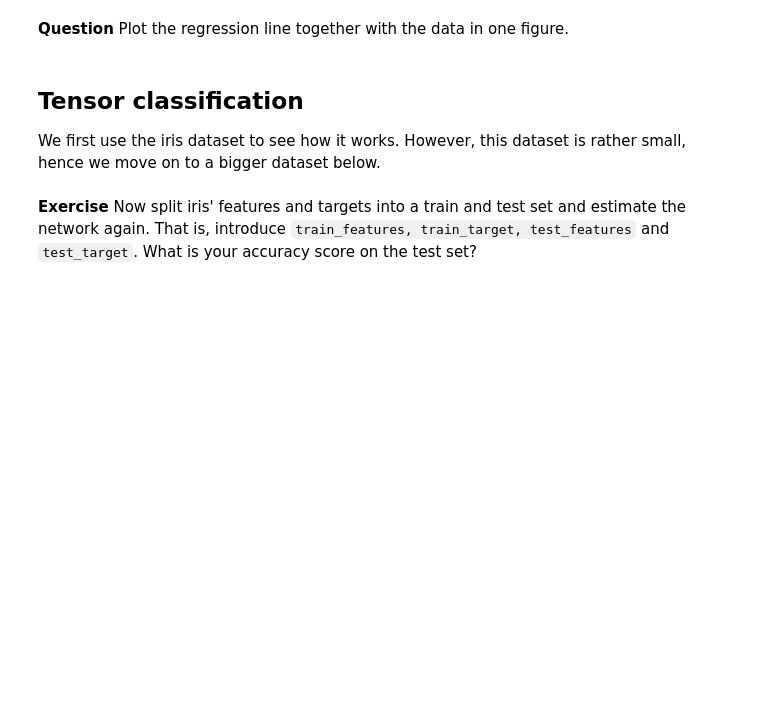
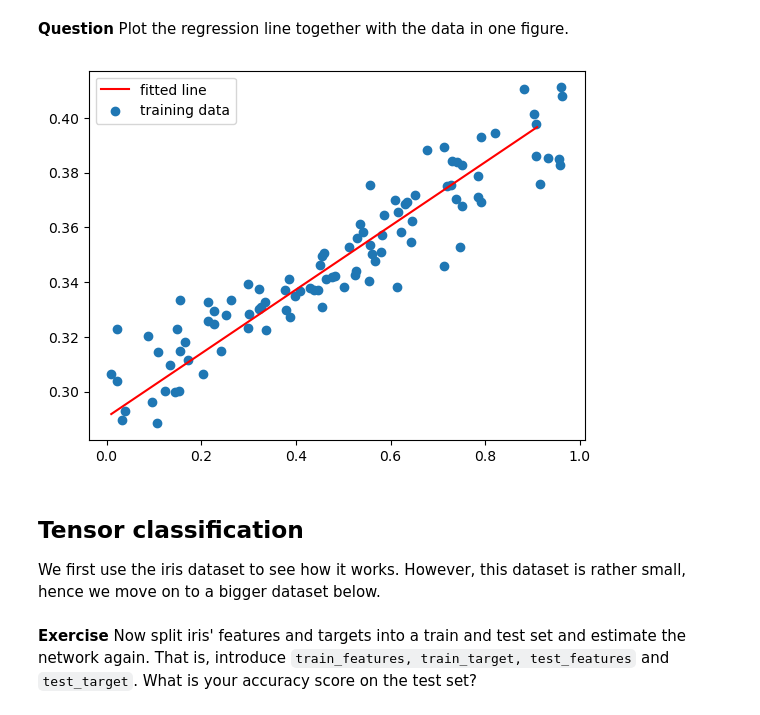
Before and after one commit to cejkiebo/msc_datascience, a Jupyter notebook: Statistical_Hacking.ipynb, the cells around one changed output. Cells and saved outputs as stored; diff of their text form; code cells hidden in the pictures; blank space fills up the shorter version.

```diff
--- a/Statistical_Hacking.ipynb
+++ b/Statistical_Hacking.ipynb
@@ -2332,3 +2368,14 @@ raise NotImplementedError()
+# %%
+# YOUR CODE HERE
+line_x = np.arange(np.min(x_train), np.max(x_train), 0.1)
+line_y = m.numpy()*line_x + b.numpy()
+
+plt.plot(line_x, line_y, label = 'fitted line', color='red')
+plt.scatter(x_train, y_train, label = 'training data')
+plt.legend()
+plt.show()
+# %% [output]
+[figure, added]
 # %% [markdown]
 ## Tensor classification
 
```
Also changed, not shown: parts of 11 cells of this notebook.
